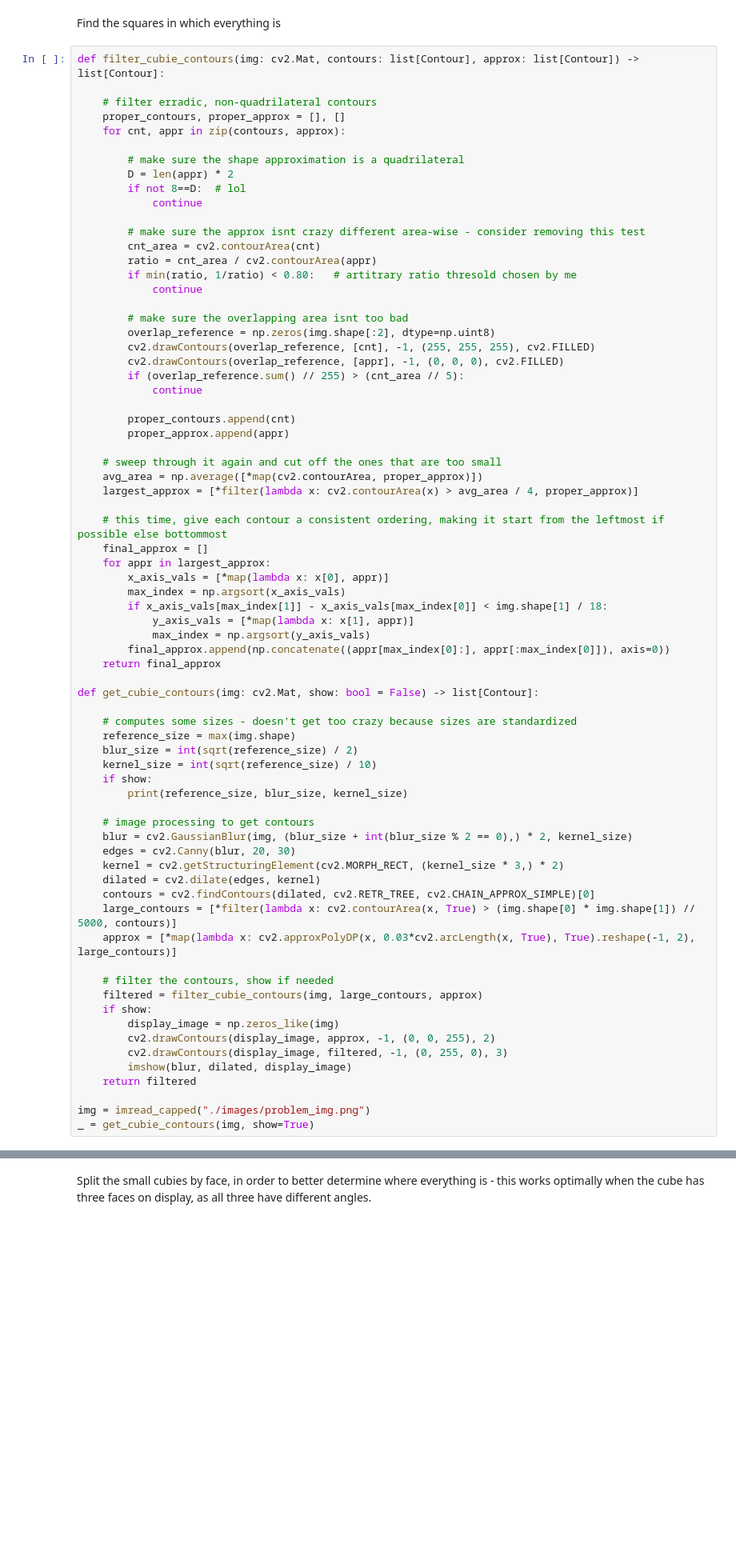
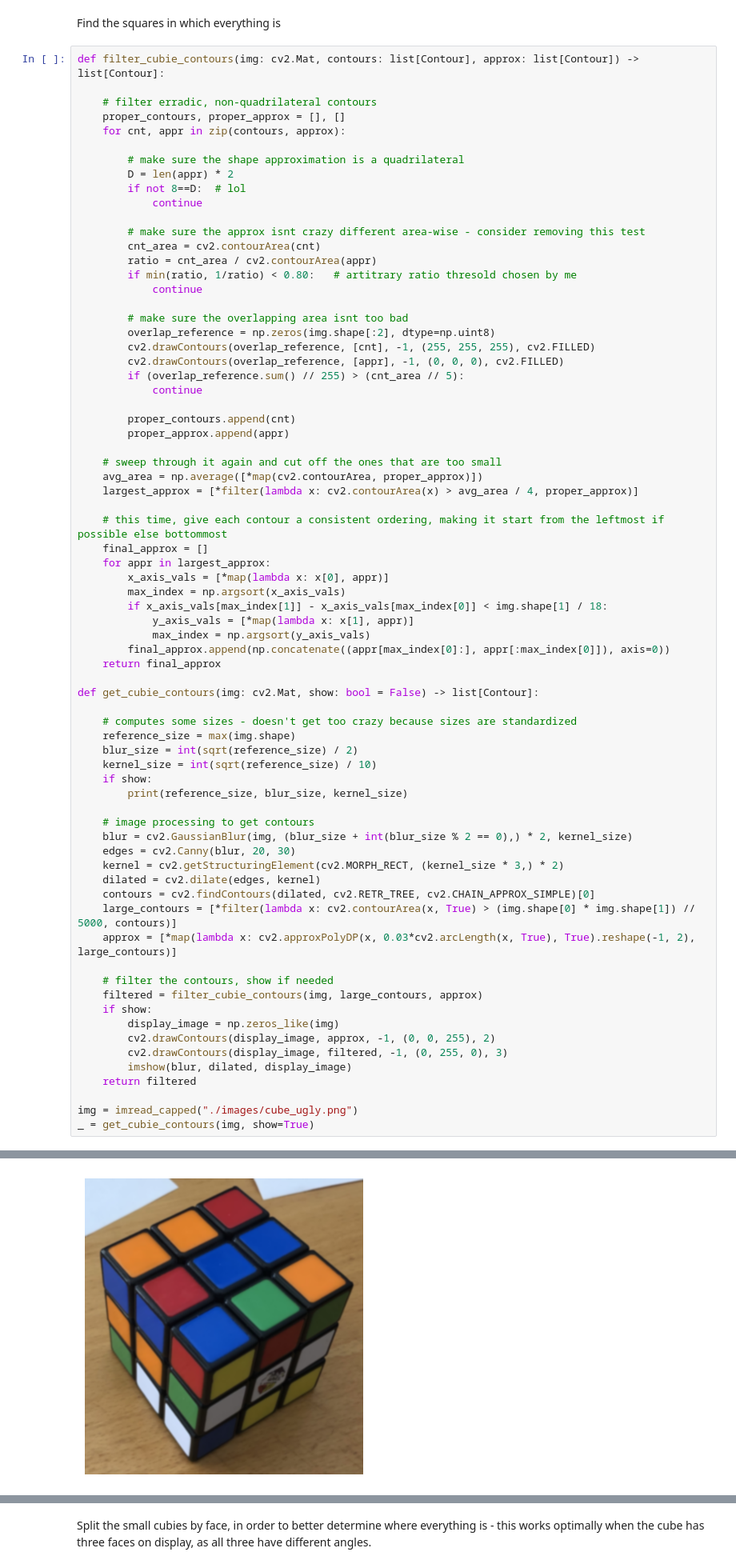
Before and after one commit to vivaansinghvi07/rubix-cube-solver, a Jupyter notebook: cv_testing.ipynb, the cells around one changed output, grey strips where cells are left out. Shown at 80% size. Cells and saved outputs as stored; diff of their text form; blank space fills up the shorter version.

```diff
--- a/cv_testing.ipynb
+++ b/cv_testing.ipynb
@@ -134,5 +134,6 @@ def get_cubie_contours(img: cv2.Mat, show: bool = False) -> list[Contour]:
         imshow(blur, dilated, display_image)
     return filtered
 
-img = imread_capped("./images/problem_img.png")
+img = imread_capped("./images/cube_ugly.png")
 _ = get_cubie_contours(img, show=True)
+# %% [output]
@@ -138,0 +141 @@ _ = get_cubie_contours(img, show=True)
+[figure, added]
```
Also changed, not shown: parts of 9 cells of this notebook.
